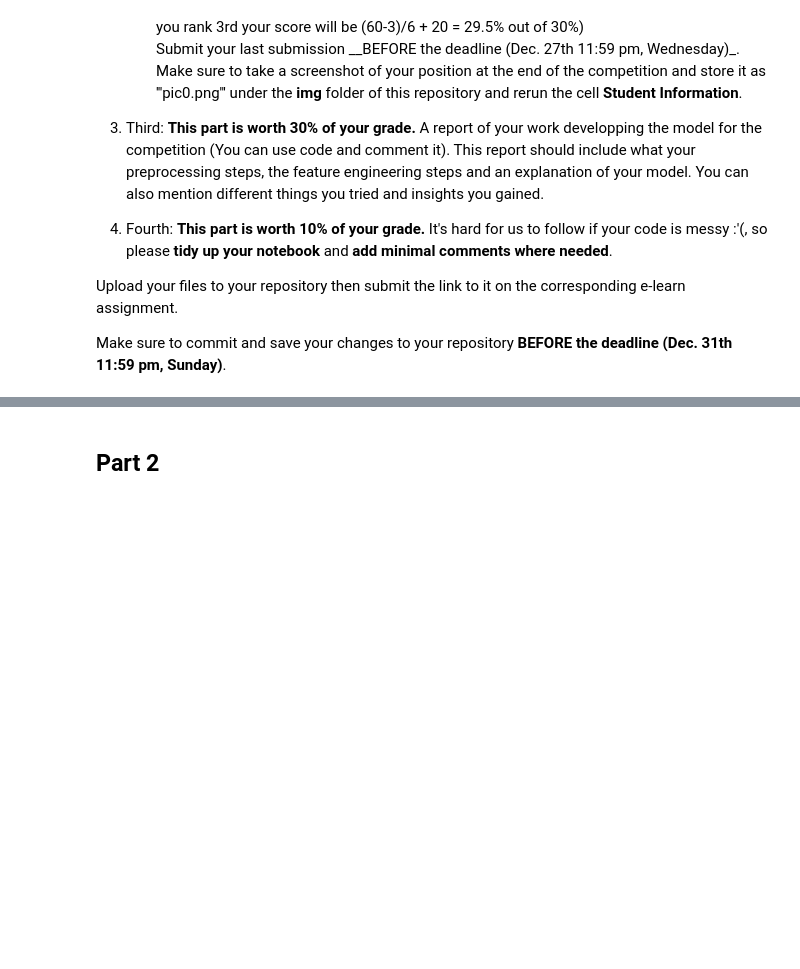
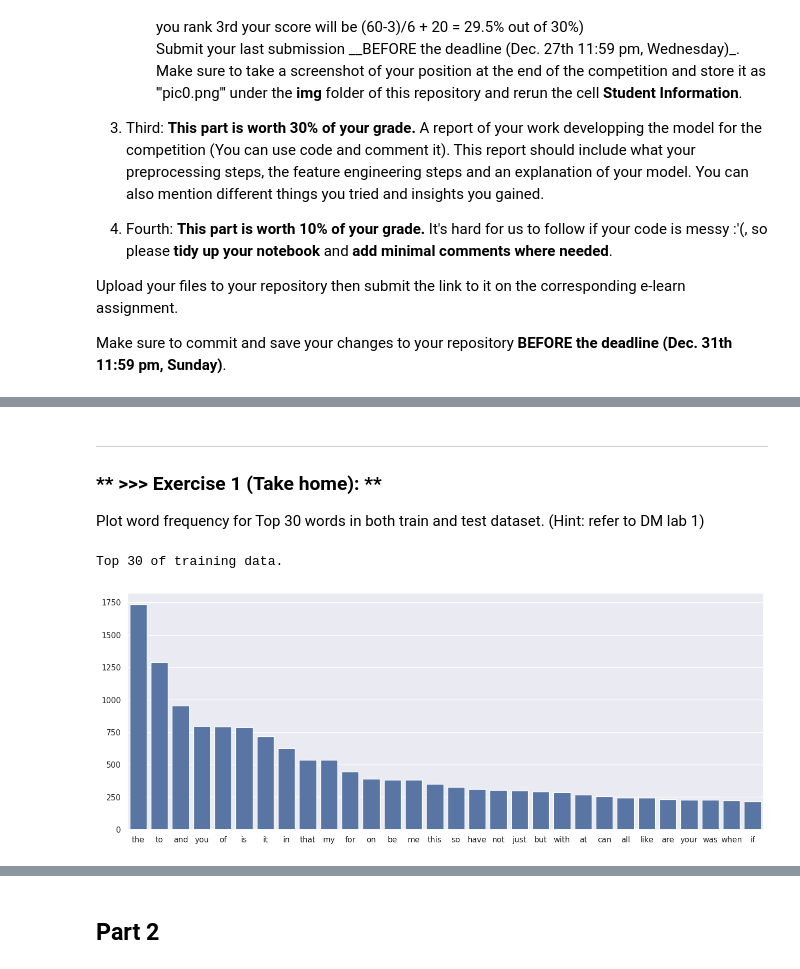
Before and after one commit to SWCst1020575/DM2023-Lab2-Master, a Jupyter notebook: Homework/DM2023-Lab2-Homework.ipynb, the cells around one changed output, grey strips where cells are left out. Drawn from its saved outputs; the diff is of its cells as text; code cells hidden in the pictures; blank space fills up the shorter version.

```diff
--- a/Homework/DM2023-Lab2-Homework.ipynb
+++ b/Homework/DM2023-Lab2-Homework.ipynb
@@ -41,0 +46,15 @@ Make sure to commit and save your changes to your repository __BEFORE the deadli
+# %%
+import pandas as pd
+
+### training data
+anger_train = pd.read_csv("../data/semeval/train/anger-ratings-0to1.train.txt",
+                         sep="\t", header=None,names=["id", "text", "emotion", "intensity"])
+sadness_train = pd.read_csv("../data/semeval/train/sadness-ratings-0to1.train.txt",
+                         sep="\t", header=None, names=["id", "text", "emotion", "intensity"])
+fear_train = pd.read_csv("../data/semeval/train/fear-ratings-0to1.train.txt",
+                         sep="\t", header=None, names=["id", "text", "emotion", "intensity"])
+joy_train = pd.read_csv("../data/semeval/train/joy-ratings-0to1.train.txt",
+                         sep="\t", header=None, names=["id", "text", "emotion", "intensity"])
+# %%
+# combine 4 sub-dataset
+train_df = pd.concat([anger_train, fear_train, joy_train, sadness_train], ignore_index=True)
@@ -41,0 +82,24 @@ Make sure to commit and save your changes to your repository __BEFORE the deadli
+# %%
+# shuffle dataset
+train_df = train_df.sample(frac=1)
+test_df = test_df.sample(frac=1)
+# %% [markdown]
+---
+### ** >>> Exercise 1 (Take home): **
+Plot word frequency for Top 30 words in both train and test dataset. (Hint: refer to DM lab 1)
+# %%
+import seaborn as sns
+from sklearn.feature_extraction.text import CountVectorizer
+train_count = CountVectorizer(max_features=30)
+train_text = train_count.fit_transform(train_df["text"]).toarray()
+
+frequency = [sum(i) for i in train_text.T]
+index = sorted(range(len(frequency)),reverse=True, key=lambda k: frequency[k])
+rank = train_count.get_feature_names_out()[index]
+
+sns.set(rc={'figure.figsize':(16,6)})
+sns.barplot(x=rank,y=sorted(frequency,reverse=True))
+print("Top 30 of training data.")
+# %% [output]
+Top 30 of training data.
+[figure, added]
```
Also changed, not shown: parts of 46 cells of this notebook, 1 other file.
